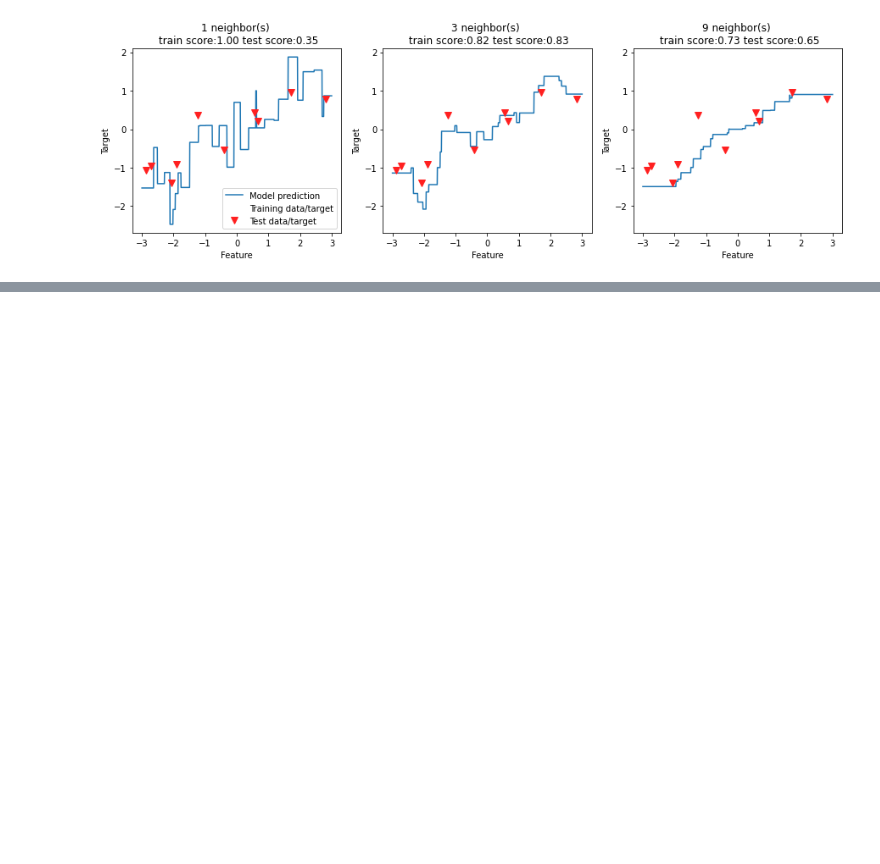
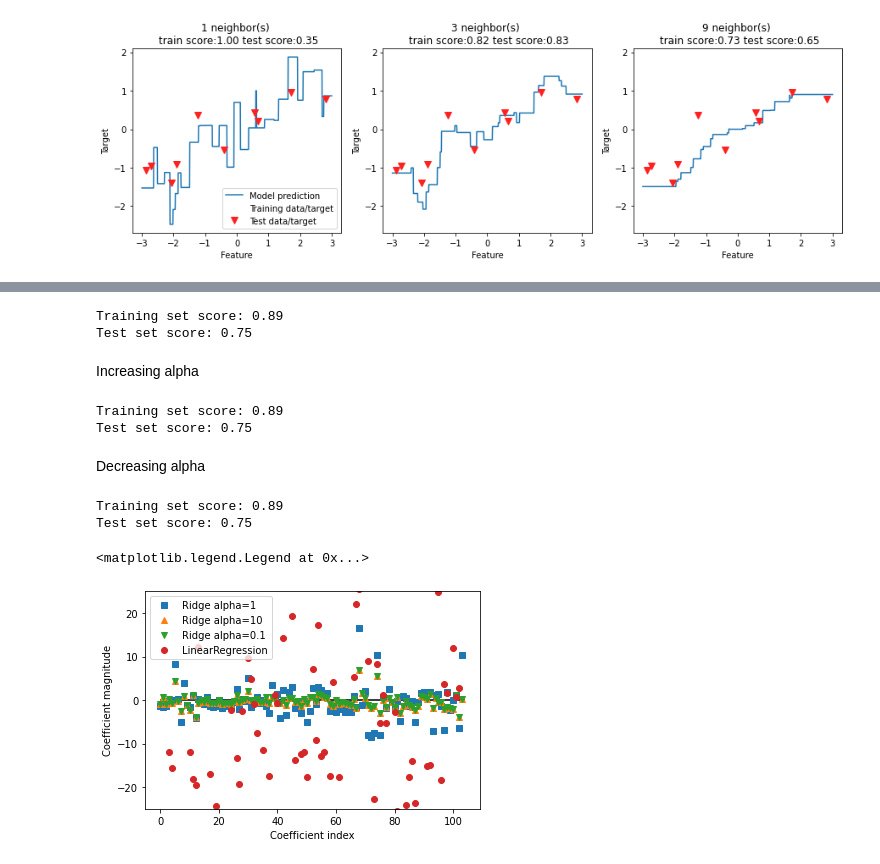
Before and after one commit to NayeemH/100-Days-Of-ML-Code, a Jupyter notebook: Supervided_learning_book.ipynb, the cells around one changed output, grey strips where cells are left out. Saved outputs shown, nothing was run; the diff lists cells and outputs as text; code cells hidden in the pictures; blank space fills up the shorter version.

```diff
--- a/Supervided_learning_book.ipynb
+++ b/Supervided_learning_book.ipynb
@@ -246,0 +280,7 @@ axes[0].legend(["Model prediction","Training data/target","Test data/target"], l
+# %%
+from sklearn.linear_model import LinearRegression
+X,y = mglearn.datasets.load_extended_boston()
+X_train,X_test,y_train,y_test = train_test_split(X,y,random_state=0)
+lr = LinearRegression().fit(X_train,y_train)
+print("lr.coef_:{}".format(lr.coef_))
+print("lr.intercept_:{}".format(lr.intercept_))
@@ -246,0 +313,44 @@ axes[0].legend(["Model prediction","Training data/target","Test data/target"], l
+# %%
+from sklearn.linear_model import Ridge
+
+ridge= Ridge().fit(X_train,y_train)
+print("Training set score: {:.2f}".format(ridge.score(X_train,y_train)))
+print("Test set score: {:.2f}".format(ridge.score(X_test,y_test)))
+# %% [output]
+Training set score: 0.89
+Test set score: 0.75
+# %% [markdown]
+Increasing alpha
+# %%
+from sklearn.linear_model import Ridge
+
+ridge10= Ridge(alpha=10).fit(X_train,y_train)
+print("Training set score: {:.2f}".format(ridge.score(X_train,y_train)))
+print("Test set score: {:.2f}".format(ridge.score(X_test,y_test)))
+# %% [output]
+Training set score: 0.89
+Test set score: 0.75
+# %% [markdown]
+Decreasing alpha
+# %%
+from sklearn.linear_model import Ridge
+
+ridge01= Ridge(alpha=10).fit(X_train,y_train)
+print("Training set score: {:.2f}".format(ridge.score(X_train,y_train)))
+print("Test set score: {:.2f}".format(ridge.score(X_test,y_test)))
+# %% [output]
+Training set score: 0.89
+Test set score: 0.75
+# %%
+plt.plot(ridge.coef_,'s',label="Ridge alpha=1")
+plt.plot(ridge10.coef_,'^',label="Ridge alpha=10")
+plt.plot(ridge01.coef_,'v',label="Ridge alpha=0.1")
+plt.plot(lr.coef_,'o',label="LinearRegression")
+plt.xlabel("Coefficient index")
+plt.ylabel("Coefficient magnitude")
+plt.hlines(0,0,len(lr.coef_))
+plt.ylim(-25,25)
+plt.legend()
+# %% [output]
+<matplotlib.legend.Legend at 0x...>
+[figure, added]
```
Also changed, not shown: parts of 17 cells of this notebook.
